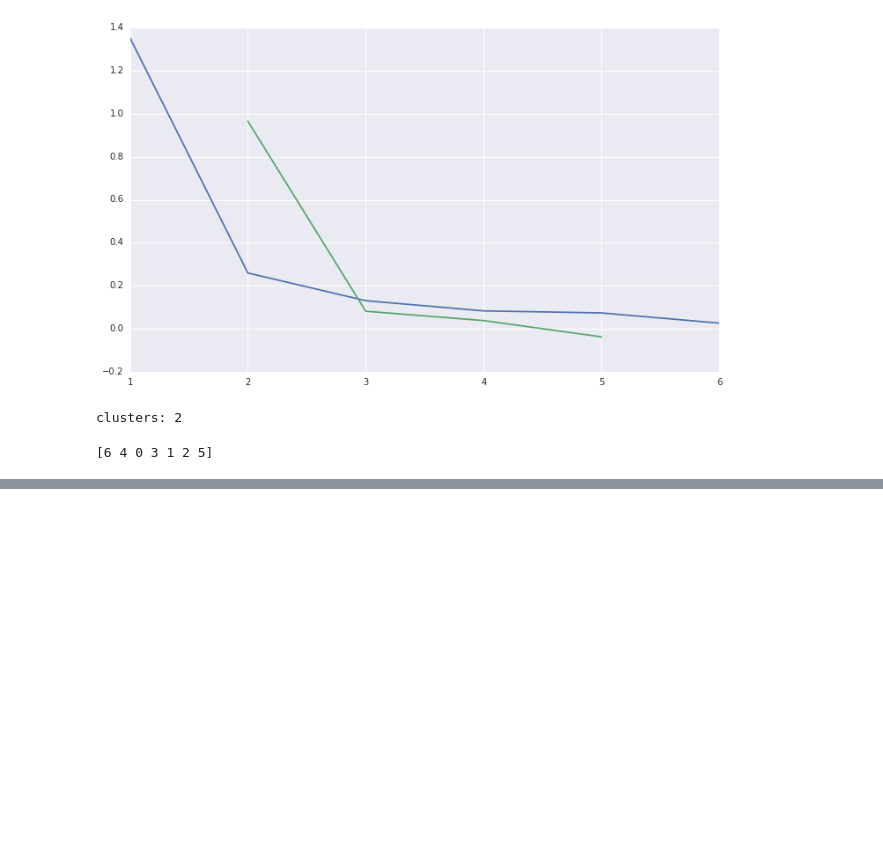
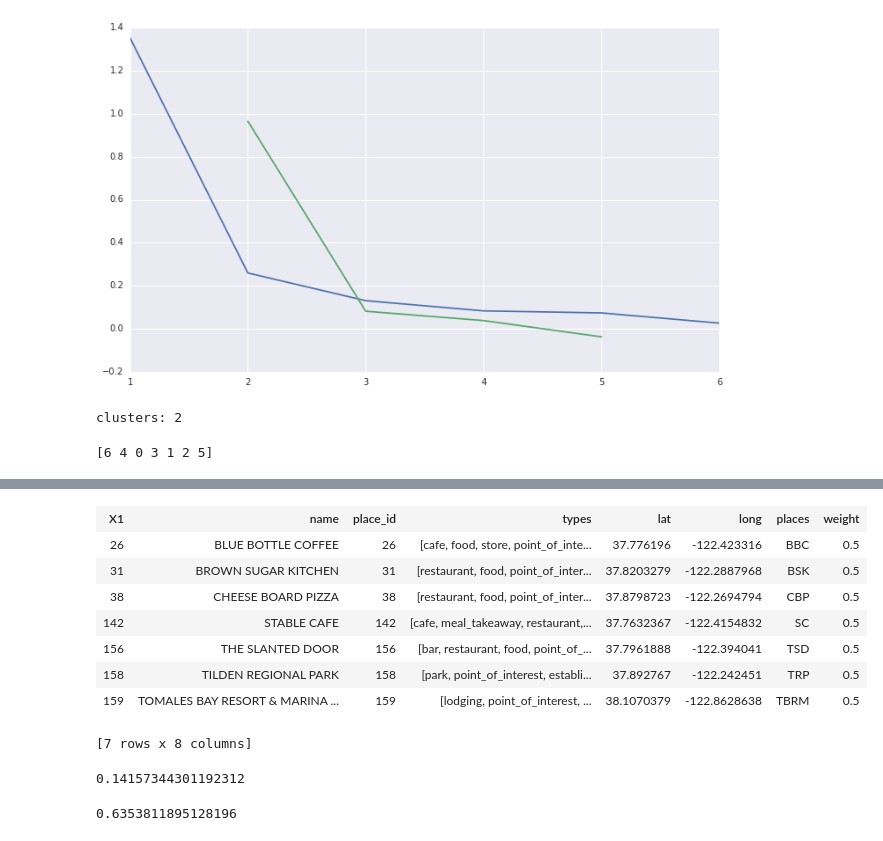
Before and after one commit to sarubenfeld/clusters, a Jupyter notebook: FINAL.ipynb, the cells around one changed output, grey strips where cells are left out. Cells and saved outputs as stored; diff of their text form; code cells hidden in the pictures; blank space fills up the shorter version.

```diff
--- a/FINAL.ipynb
+++ b/FINAL.ipynb
@@ -1083,0 +1146,4 @@ print leaves
+# %%
+geo_data = graphlab.SFrame.read_csv('data/geocode.csv')
+geo_data['weight'] = .5
+geo_data.show
@@ -1083,0 +1179,12 @@ print leaves
+# %%
+geo_data
+# %% [output]
+| X1 | name | place_id | types | lat | long | places | weight |
+| 26 | BLUE BOTTLE COFFEE | 26 | [cafe, food, store, point_of_inte... | 37.776196 | -122.423316 | BBC | 0.5 |
+| 31 | BROWN SUGAR KITCHEN | 31 | [restaurant, food, point_of_inter... | 37.8203279 | -122.2887968 | BSK | 0.5 |
+| 38 | CHEESE BOARD PIZZA | 38 | [restaurant, food, point_of_inter... | 37.8798723 | -122.2694794 | CBP | 0.5 |
+| 142 | STABLE CAFE | 142 | [cafe, meal_takeaway, restaurant,... | 37.7632367 | -122.4154832 | SC | 0.5 |
+| 156 | THE SLANTED DOOR | 156 | [bar, restaurant, food, point_of_... | 37.7961888 | -122.394041 | TSD | 0.5 |
+| 158 | TILDEN REGIONAL PARK | 158 | [park, point_of_interest, establi... | 37.892767 | -122.242451 | TRP | 0.5 |
+| 159 | TOMALES BAY RESORT & MARINA ... | 159 | [lodging, point_of_interest, ... | 38.1070379 | -122.8628638 | TBRM | 0.5 |
+[7 rows x 8 columns]
@@ -1083,0 +1196,8 @@ print leaves
+# %%
+gl.distances.euclidean([37.776196, -122.423316], [37.8203279,-122.2887968])
+# %% [output]
+0.14157344301192312
+# %%
+gl.distances.euclidean([37.8798723, -122.2694794], [38.1070379, -122.8628638])
+# %% [output]
+0.6353811895128196
```
Also changed, not shown: parts of 18 cells of this notebook, 2 other files.
